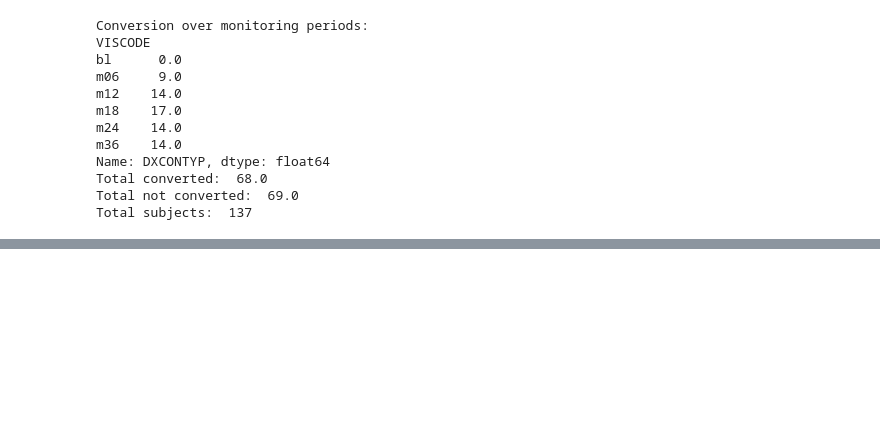
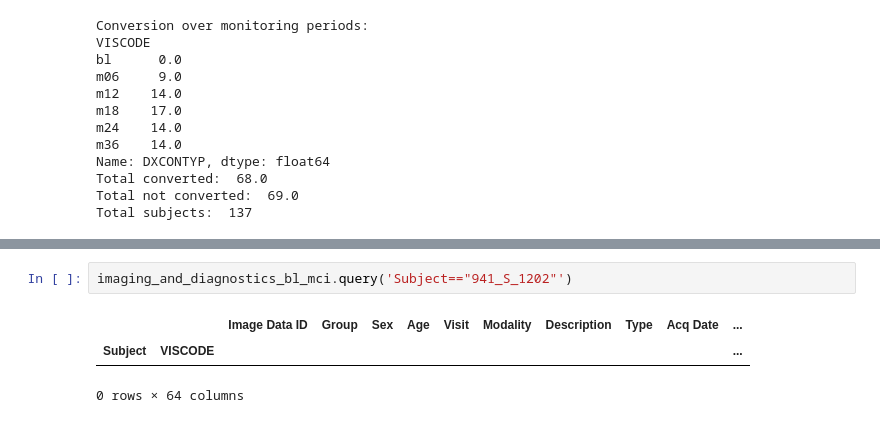
Before and after one commit to boreshkinai/longitudinal-analysis, a Jupyter notebook: adni1_descriptive_stats.ipynb, the cells around one changed output, grey strips where cells are left out. Saved outputs shown, nothing was run; the diff lists cells and outputs as text; blank space fills up the shorter version.

```diff
--- a/adni1_descriptive_stats.ipynb
+++ b/adni1_descriptive_stats.ipynb
@@ -326,0 +374,6 @@ Total subjects:  137
+# %%
+imaging_and_diagnostics_bl_mci.query('Subject=="941_S_1202"')
+# %% [output]
+|  |  | Image Data ID | Group | Sex | Age | Visit | Modality | Description | Type | Acq Date | ... |
+| Subject | VISCODE |  |  |  |  |  |  |  |  |  | ... |
+0 rows × 64 columns
```
Also changed, not shown: parts of 5 cells of this notebook.
